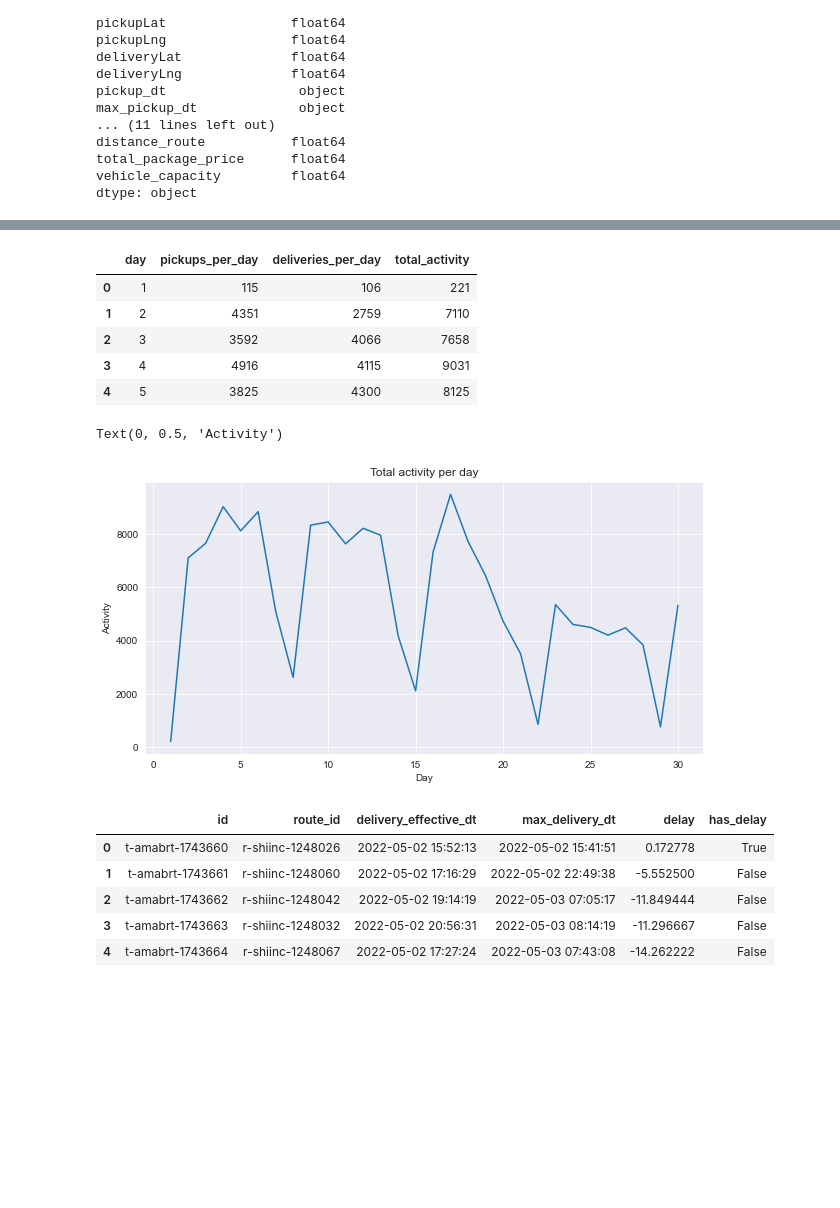
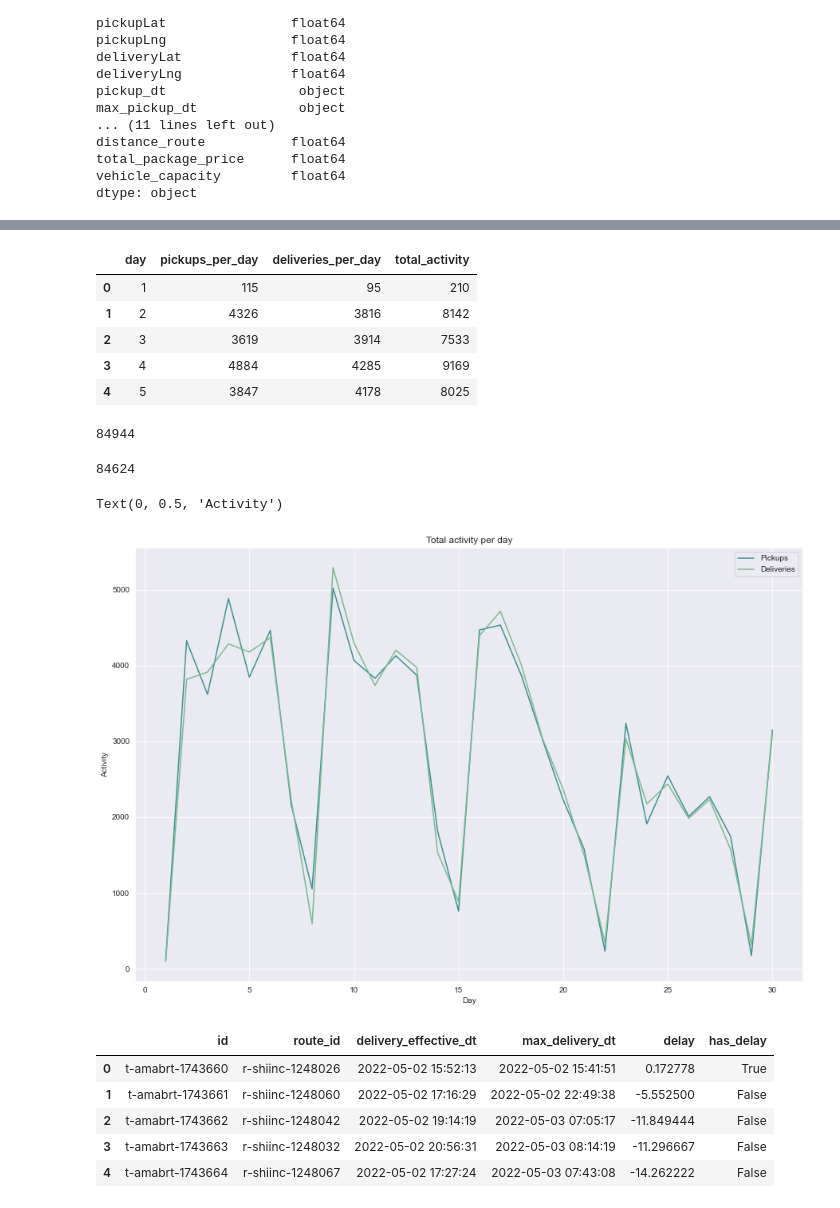
Before and after one commit to AlexVelezLl/ProyectoICD, a Jupyter notebook: notebooks/preguntas_valeria.ipynb, the cells around one changed output, grey strips where cells are left out. Cells and saved outputs as stored; diff of their text form; code cells hidden in the pictures; blank space fills up the shorter version.

```diff
--- a/notebooks/preguntas_valeria.ipynb
+++ b/notebooks/preguntas_valeria.ipynb
@@ -26,10 +27,10 @@ total_package_price      float64
 vehicle_capacity         float64
 dtype: object
 # %%
-df['pickup_dt'] = pd.to_datetime(df['pickup_dt'])
-df['delivery_dt'] = pd.to_datetime(df['delivery_dt'])
-df['week_day_pickup'] = df['pickup_dt'].dt.day_name()
-df['week_day_delivery'] = df['delivery_dt'].dt.day_name()
+df['pickup_arrival_dt'] = pd.to_datetime(df['pickup_arrival_dt']).dt.tz_localize('UTC').dt.tz_convert('America/Fortaleza')
+df['delivery_arrival_dt'] = pd.to_datetime(df['delivery_arrival_dt']).dt.tz_localize('UTC').dt.tz_convert('America/Fortaleza')
+df['week_day_pickup'] = df['pickup_arrival_dt'].dt.day_name()
+df['week_day_delivery'] = df['delivery_arrival_dt'].dt.day_name()
 # %%
 pickup_per_day = df.groupby('week_day_pickup')['id'].count().reset_index()
 pickup_per_day.columns = ['week_day_pickup', 'pickups_per_day']
@@ -76,7 +79,7 @@ Text(0, 0.5, 'Number of deliveries')
 # %%
-df2 = df.loc[df['pickup_dt'] <= '2022-05-31', ['id', 'pickup_dt', 'delivery_dt']]
-df2_activity_pickup = df2.groupby([pd.Grouper(key='pickup_dt', freq='D')])['id'].count().reset_index()
-df2_activity_delivery = df2.groupby([pd.Grouper(key='delivery_dt', freq='D')])['id'].count().reset_index()
+df2 = df.loc[df['pickup_arrival_dt'] <= '2022-05-31', ['id', 'pickup_arrival_dt', 'delivery_arrival_dt']]
+df2_activity_pickup = df2.groupby([pd.Grouper(key='pickup_arrival_dt', freq='D')])['id'].count().reset_index()
+df2_activity_delivery = df2.groupby([pd.Grouper(key='delivery_arrival_dt', freq='D')])['id'].count().reset_index()
 df2_activity_pickup.columns = ['day', 'pickups_per_day']
 df2_activity_delivery.columns = ['day', 'deliveries_per_day']
 df_total_activity = pd.merge(df2_activity_pickup, df2_activity_delivery, on='day', how='inner')
@@ -87,22 +90,34 @@ df_total_activity['day'] = df_total_activity['day'].dt.day
 df_total_activity.head()
 # %% [output]
 |  | day | pickups_per_day | deliveries_per_day | total_activity |
-| 0 | 1 | 115 | 106 | 221 |
-| 1 | 2 | 4351 | 2759 | 7110 |
-| 2 | 3 | 3592 | 4066 | 7658 |
-| 3 | 4 | 4916 | 4115 | 9031 |
-| 4 | 5 | 3825 | 4300 | 8125 |
+| 0 | 1 | 115 | 95 | 210 |
+| 1 | 2 | 4326 | 3816 | 8142 |
+| 2 | 3 | 3619 | 3914 | 7533 |
+| 3 | 4 | 4884 | 4285 | 9169 |
+| 4 | 5 | 3847 | 4178 | 8025 |
+# %%
+df_total_activity['pickups_per_day'].sum()
+# %% [output]
+84944
+# %%
+df_total_activity['deliveries_per_day'].sum()
+# %% [output]
+84624
 # %%
 ## line plot total deliveries per day
 sns.set_style('darkgrid')
-fig, ax = plt.subplots(figsize=(10, 5))
-sns.lineplot(x='day', y='total_activity', data=df_total_activity,  markers=True, dashes=False, ax=ax )
+fig, ax = plt.subplots(figsize=(15, 10))
+sns.lineplot(x='day', y='pickups_per_day', data=df_total_activity,  markers=True, dashes=False, ax=ax , color='#3f908e')
+sns.lineplot(x='day', y='deliveries_per_day', data=df_total_activity,  markers=True, dashes=False, ax=ax , color='#7cb990')
+ax.legend(['Pickups', 'Deliveries'])
+max_delivery = df_total_activity['deliveries_per_day'].max()
+max_pickup = df_total_activity['pickups_per_day'].max()
 ax.set_title('Total activity per day')
 ax.set_xlabel('Day')
 ax.set_ylabel('Activity')
 # %% [output]
 Text(0, 0.5, 'Activity')
-[figure, old version]
+[figure, new version]
 # %%
 df3 = df.loc[:, ['id','route_id', 'delivery_effective_dt', 'max_delivery_dt']]
 df3['delivery_effective_dt'] = pd.to_datetime(df3['delivery_effective_dt'])
```
Also changed, not shown: parts of 9 cells of this notebook, 1 other file.
